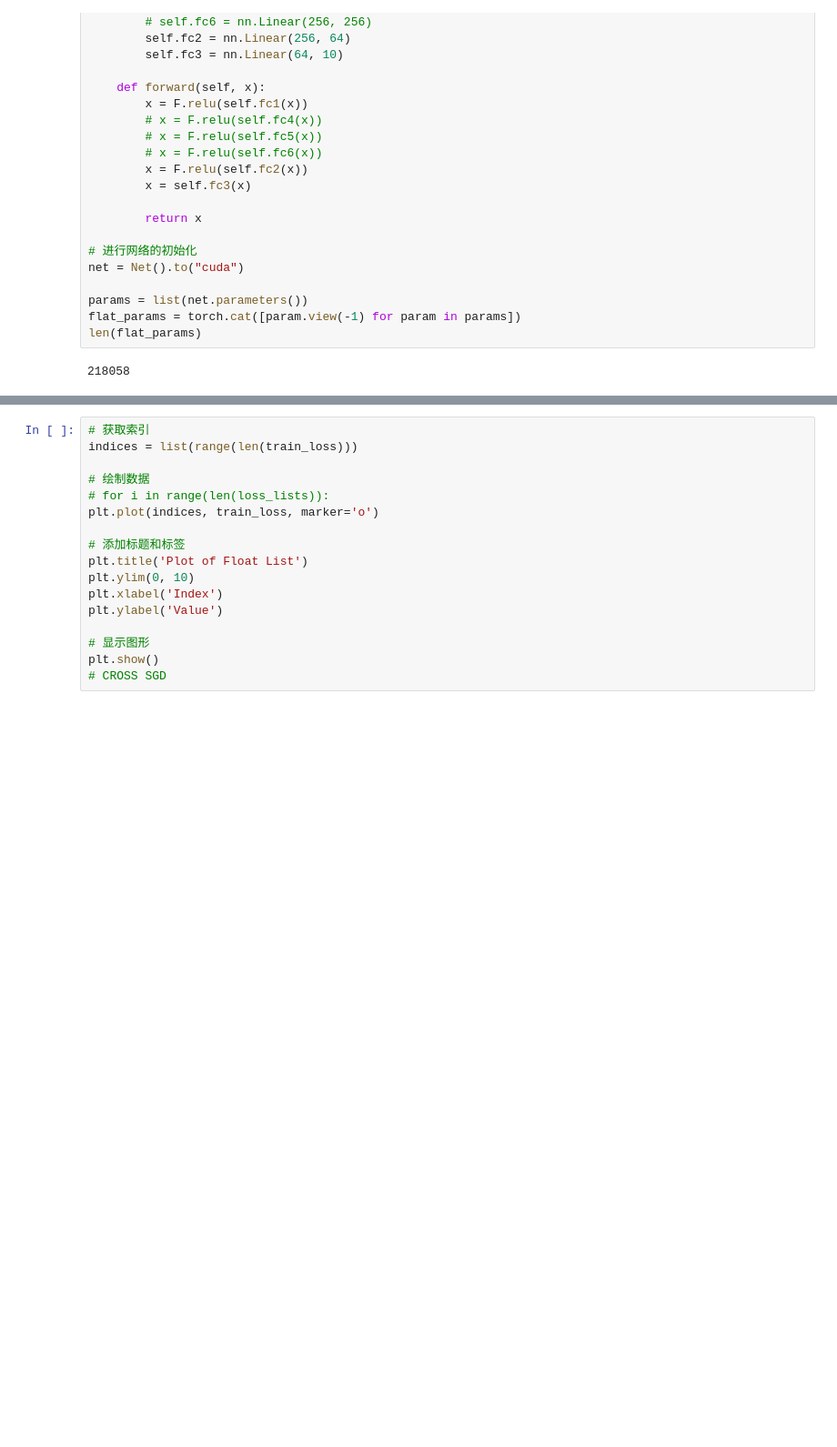
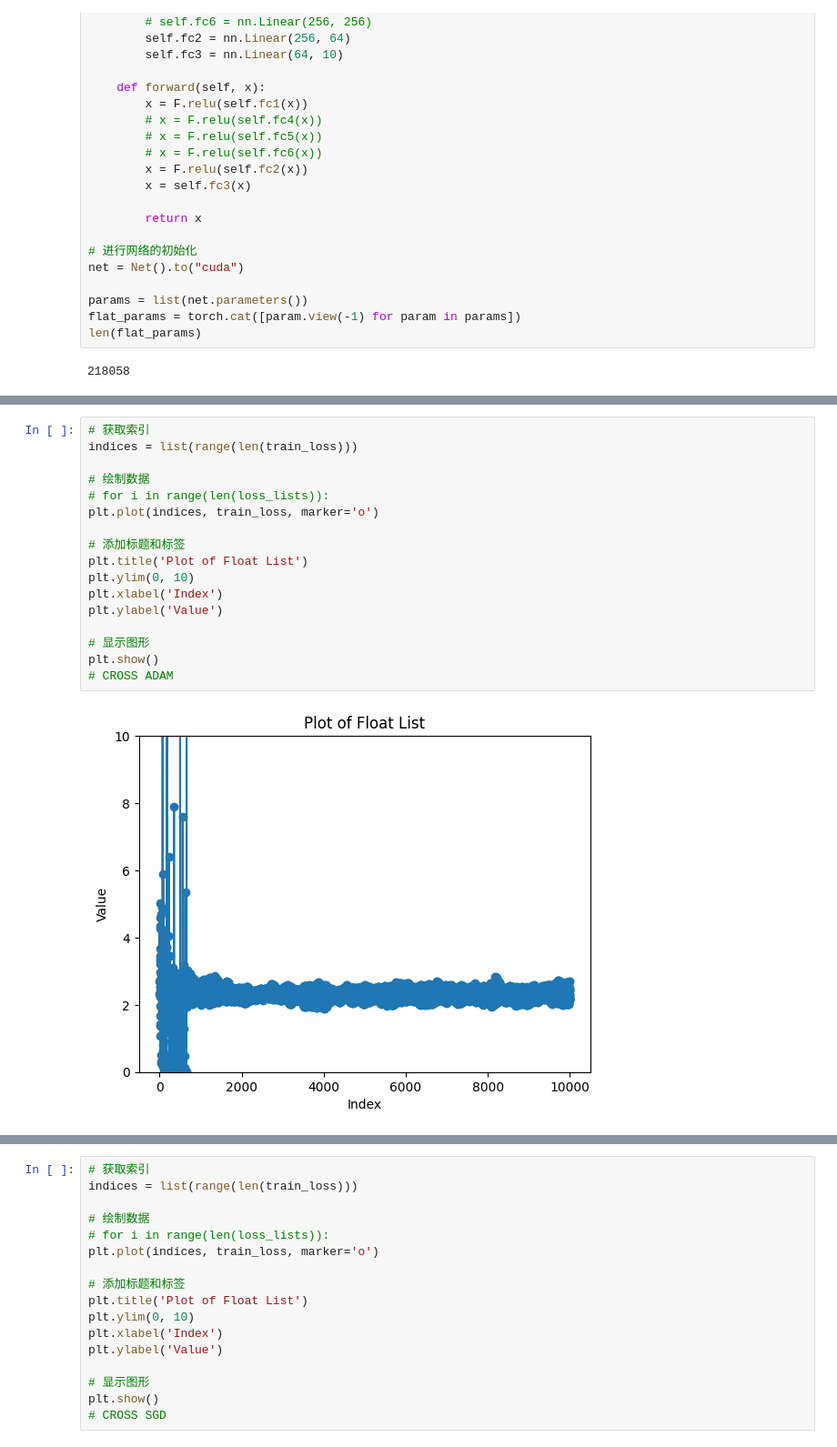
Before and after one commit to smilearc1999/CBDNet-pytorch, a Jupyter notebook: examples/notebooks/MoCoCIFAR10.ipynb, the cells around one changed output, grey strips where cells are left out. Shown: that part at 91% size. Cells and saved outputs as stored; diff of their text form; blank space fills up the shorter version.

```diff
--- a/examples/notebooks/MoCoCIFAR10.ipynb
+++ b/examples/notebooks/MoCoCIFAR10.ipynb
@@ -135,3 +135,22 @@ for epoch in range(epochs):
+# %%
+# 获取索引
+indices = list(range(len(train_loss)))
+
+# 绘制数据
+# for i in range(len(loss_lists)):
+plt.plot(indices, train_loss, marker='o')
+
+# 添加标题和标签
+plt.title('Plot of Float List')
+plt.ylim(0, 10)
+plt.xlabel('Index')
+plt.ylabel('Value')
+
+# 显示图形
+plt.show()
+# CROSS ADAM
+# %% [output]
+[figure, added]
 # %%
 # 获取索引
 indices = list(range(len(train_loss)))
```
Also changed, not shown: parts of 2 cells of this notebook.
